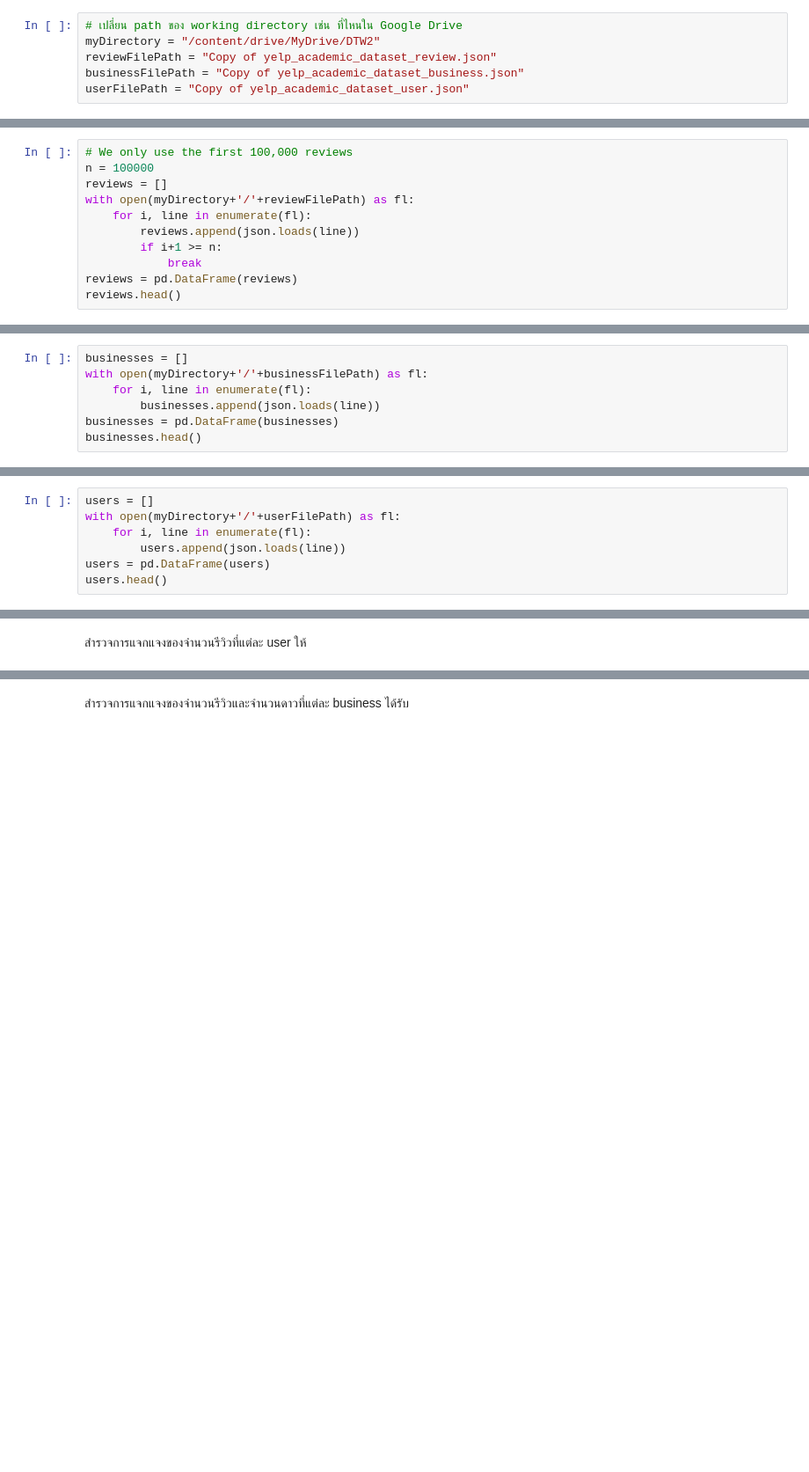
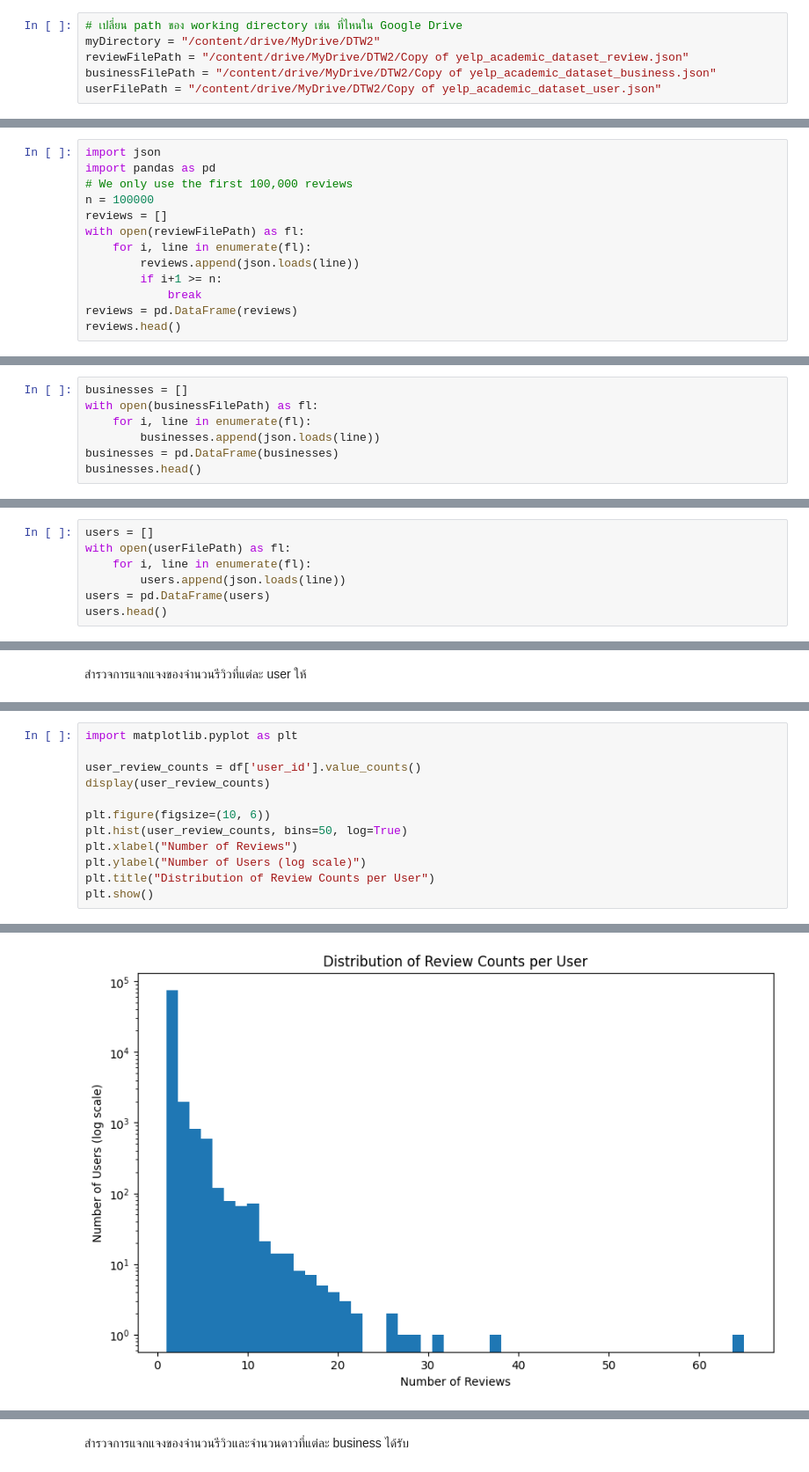
Before and after one commit to TKhahahah/Text_Analytics, a Jupyter notebook: Text_Analytics68.ipynb, the cells around one changed output, grey strips where cells are left out. Shown at 88% size. Cells and saved outputs as stored; diff of their text form; blank space fills up the shorter version.

```diff
--- a/Text_Analytics68.ipynb
+++ b/Text_Analytics68.ipynb
@@ -255,16 +255,18 @@ plt.show()
 # %%
 # เปลี่ยน path ของ working directory เช่น ที่ไหนใน Google Drive
 myDirectory = "/content/drive/MyDrive/DTW2"
-reviewFilePath = "Copy of yelp_academic_dataset_review.json"
-businessFilePath = "Copy of yelp_academic_dataset_business.json"
-userFilePath = "Copy of yelp_academic_dataset_user.json"
+reviewFilePath = "/content/drive/MyDrive/DTW2/Copy of yelp_academic_dataset_review.json"
+businessFilePath = "/content/drive/MyDrive/DTW2/Copy of yelp_academic_dataset_business.json"
+userFilePath = "/content/drive/MyDrive/DTW2/Copy of yelp_academic_dataset_user.json"
 # %% [markdown]
 อ่านข้อมูล review
 # %%
+import json
+import pandas as pd
 # We only use the first 100,000 reviews
 n = 100000
 reviews = []
-with open(myDirectory+'/'+reviewFilePath) as fl:
+with open(reviewFilePath) as fl:
     for i, line in enumerate(fl):
         reviews.append(json.loads(line))
         if i+1 >= n:
@@ -301,7 +303,7 @@ memory usage: 6.9+ MB
 อ่านข้อมูล business
 # %%
 businesses = []
-with open(myDirectory+'/'+businessFilePath) as fl:
+with open(businessFilePath) as fl:
     for i, line in enumerate(fl):
         businesses.append(json.loads(line))
 businesses = pd.DataFrame(businesses)
@@ -337,7 +339,7 @@ memory usage: 16.1+ MB
 อ่านข้อมูล user
 # %%
 users = []
-with open(myDirectory+'/'+userFilePath) as fl:
+with open(userFilePath) as fl:
     for i, line in enumerate(fl):
         users.append(json.loads(line))
 users = pd.DataFrame(users)
@@ -420,0 +421,13 @@ memory usage: 32.8+ MB
+# %%
+import matplotlib.pyplot as plt
+
+user_review_counts = df['user_id'].value_counts()
+display(user_review_counts)
+
+plt.figure(figsize=(10, 6))
+plt.hist(user_review_counts, bins=50, log=True)
+plt.xlabel("Number of Reviews")
+plt.ylabel("Number of Users (log scale)")
+plt.title("Distribution of Review Counts per User")
+plt.show()
+# %% [output]
@@ -420,0 +449 @@ memory usage: 32.8+ MB
+[figure, added]
```
Also changed, not shown: parts of 8 cells of this notebook.
